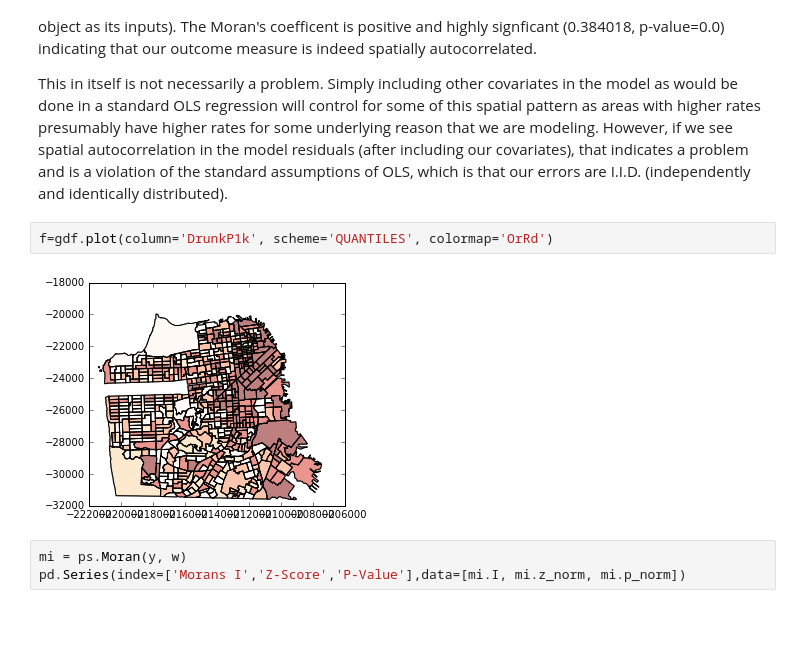
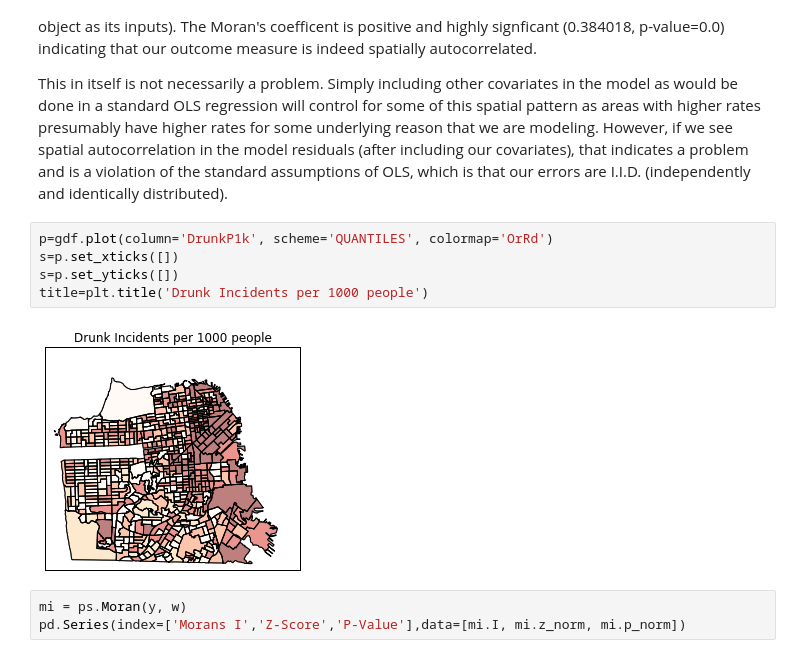
Before and after one commit to agaidus/Predict_Crime_SF, a Jupyter notebook: 3-Spatial_Econonometric_Modeling.ipynb, the cells around one changed output. Cells and saved outputs as stored; diff of their text form; blank space fills up the shorter version.

```diff
--- a/3-Spatial_Econonometric_Modeling.ipynb
+++ b/3-Spatial_Econonometric_Modeling.ipynb
@@ -183,9 +191,12 @@ My next exploratory step is to check for spatial autocorrelation in my outcome m
 
 This in itself is not necessarily a problem. Simply including other covariates in the model as would be done in a standard OLS regression will control for some of this spatial pattern as areas with higher rates presumably have higher rates for some underlying reason that we are modeling. However, if we see spatial autocorrelation in the model residuals (after including our covariates), that indicates a problem and is a violation of the standard assumptions of OLS, which is that our errors are I.I.D. (independently and identically distributed).
 # %%
-f=gdf.plot(column='DrunkP1k', scheme='QUANTILES', colormap='OrRd')
+p=gdf.plot(column='DrunkP1k', scheme='QUANTILES', colormap='OrRd')
+s=p.set_xticks([])
+s=p.set_yticks([])
+title=plt.title('Drunk Incidents per 1000 people')
 # %% [output]
-[figure, old version]
+[figure, new version]
 # %%
 mi = ps.Moran(y, w)
 pd.Series(index=['Morans I','Z-Score','P-Value'],data=[mi.I, mi.z_norm, mi.p_norm])
```
Also changed, not shown: parts of 15 cells of this notebook, 6 other files.
